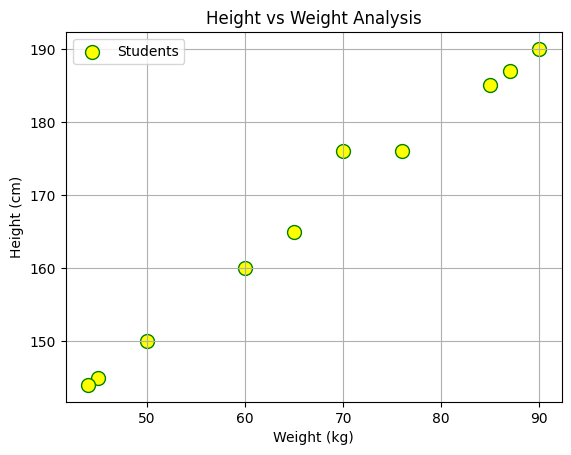
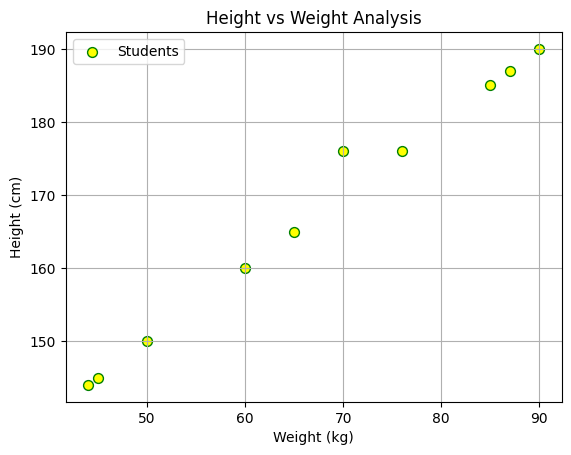
Code edit (unified diff) that turned the first committed figure into the second:
--- before
+++ after
@@ -2,5 +2,5 @@
 height = [150,176,185,190,145,165,176,187,144,160]
 
-plt.scatter(weight, height, s=100, facecolors='yellow', edgecolors='green', label='Students')
+plt.scatter(weight, height, s=50, facecolors='yellow', edgecolors='green', label='Students')
 
 plt.xlabel("Weight (kg)")

Commit: Created using Colab